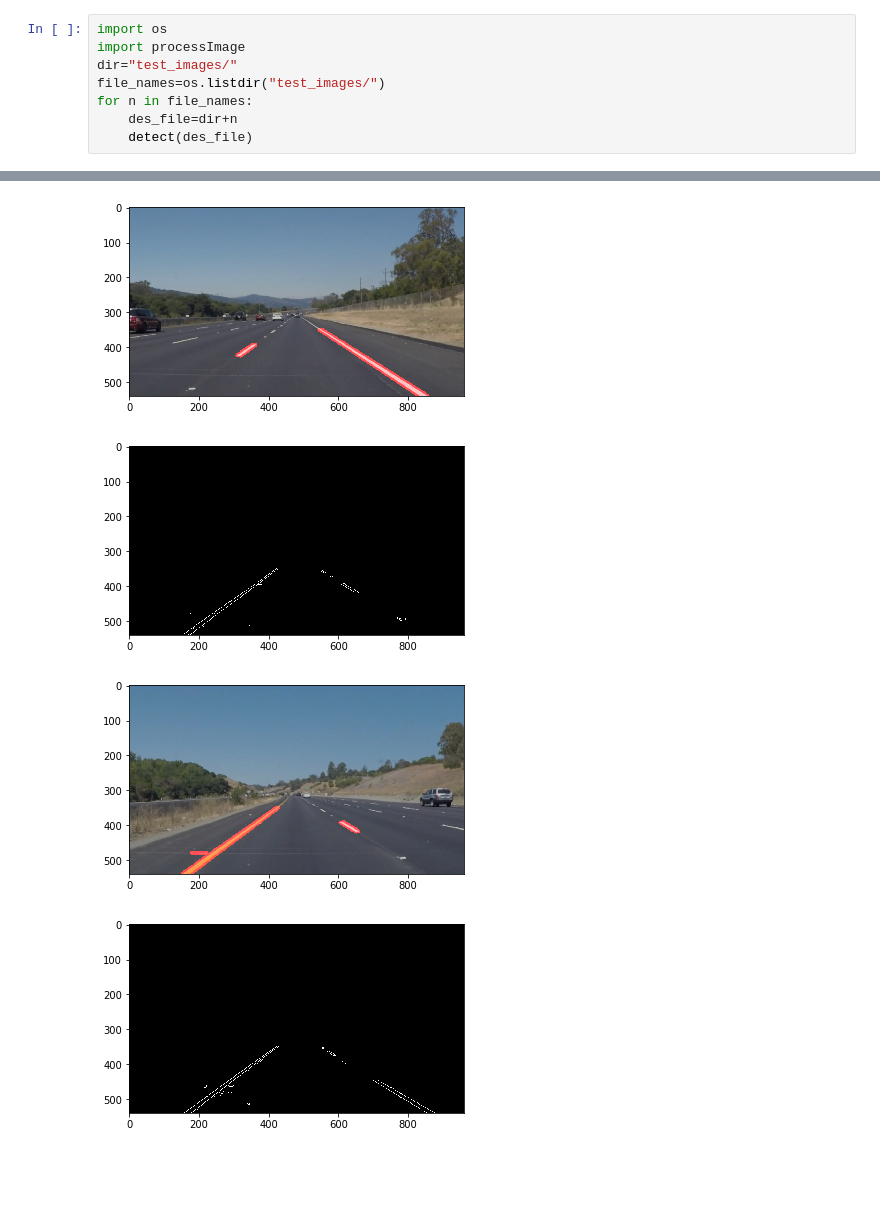
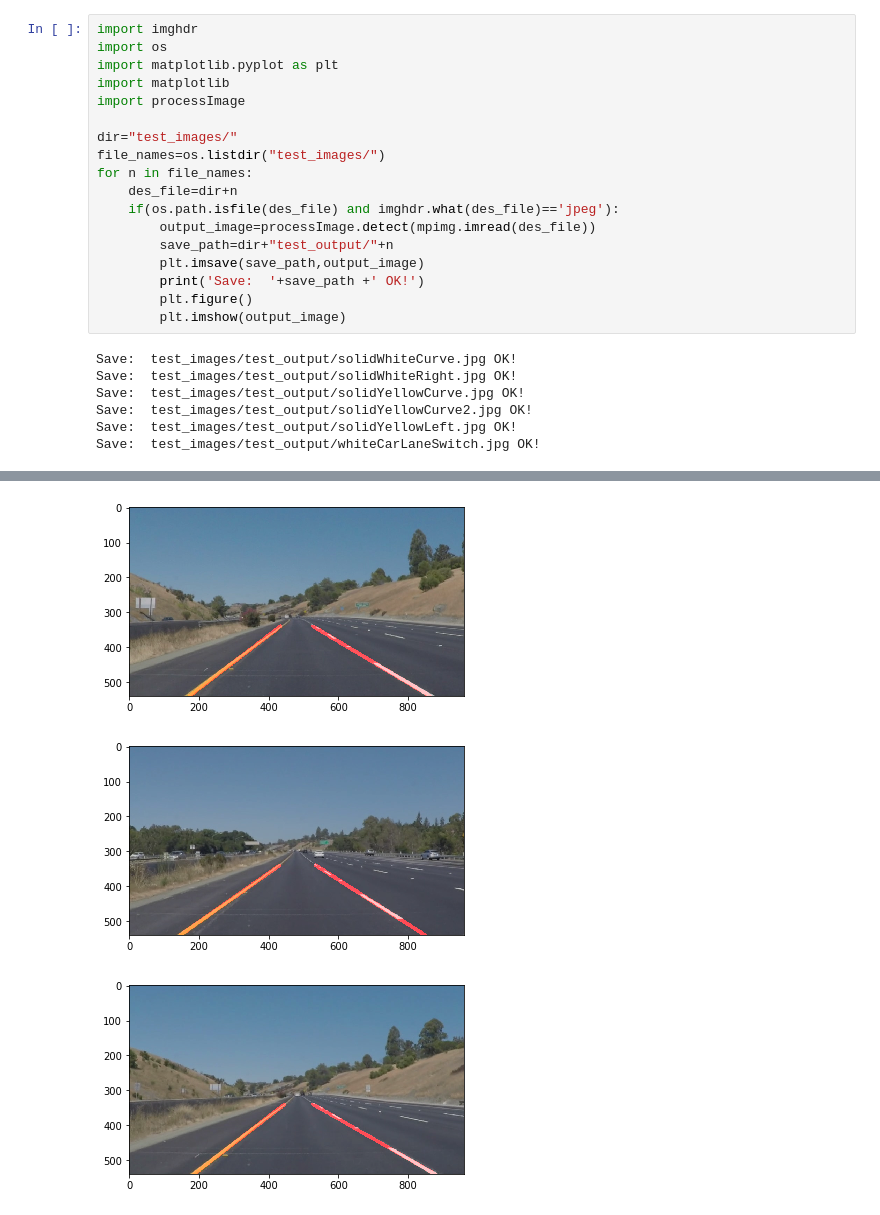
Before and after one commit to zxf8665905/LaneLinesDetection, a Jupyter notebook: processImage.ipynb, the cells around one changed output, grey strips where cells are left out. Cells and saved outputs as stored; diff of their text form; blank space fills up the shorter version.

```diff
--- a/processImage.ipynb
+++ b/processImage.ipynb
@@ -34,9 +25,25 @@ def detect(image_path):
 # %%
+import imghdr
 import os
+import matplotlib.pyplot as plt
+import matplotlib
 import processImage
+
 dir="test_images/"
 file_names=os.listdir("test_images/")
 for n in file_names:
     des_file=dir+n
-    detect(des_file)
+    if(os.path.isfile(des_file) and imghdr.what(des_file)=='jpeg'):
+        output_image=processImage.detect(mpimg.imread(des_file))
+        save_path=dir+"test_output/"+n
+        plt.imsave(save_path,output_image)
+        print('Save:  '+save_path +' OK!')
+        plt.figure()
+        plt.imshow(output_image)
 # %% [output]
+Save:  test_images/test_output/solidWhiteCurve.jpg OK!
+Save:  test_images/test_output/solidWhiteRight.jpg OK!
+Save:  test_images/test_output/solidYellowCurve.jpg OK!
+Save:  test_images/test_output/solidYellowCurve2.jpg OK!
+Save:  test_images/test_output/solidYellowLeft.jpg OK!
+Save:  test_images/test_output/whiteCarLaneSwitch.jpg OK!
@@ -46,4 +53,3 @@ for n in file_names:
-[figure, old version]
+[figure, new version]
-[figure, old version]
+[figure, new version]
-[figure, old version]
+[figure, new version]
-[figure, removed]
```
Also changed, not shown: parts of 16 cells of this notebook, 11 other files.
